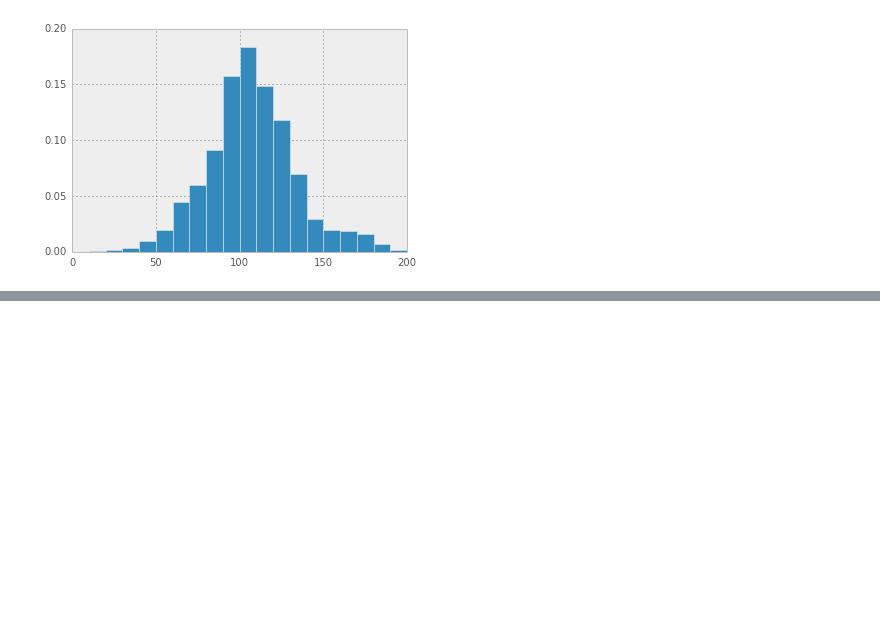
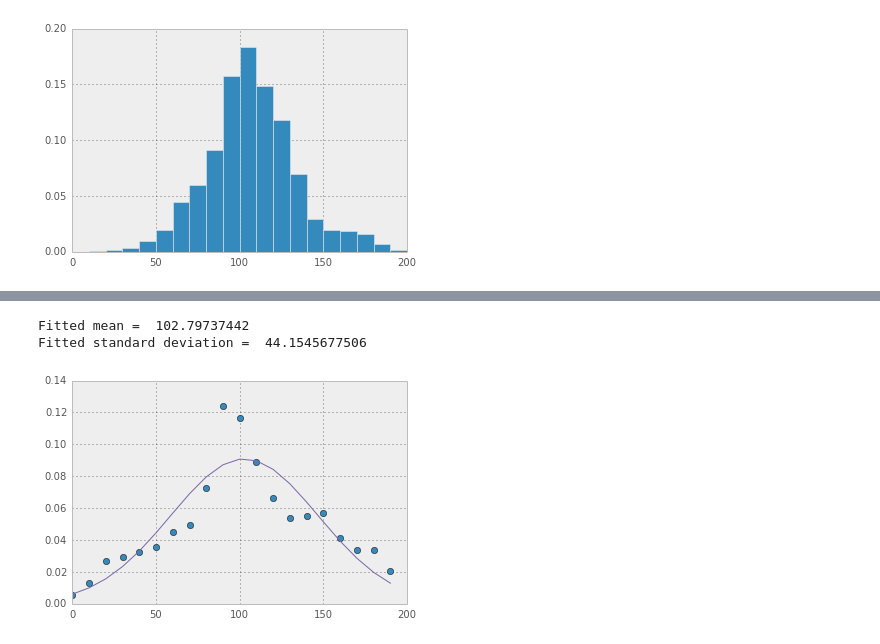
Before and after one commit to ilonajulczuk/hypergraph, a Jupyter notebook: notebooks/Random Walks.ipynb, the cells around one changed output, grey strips where cells are left out. Cells and saved outputs as stored; diff of their text form; code cells hidden in the pictures; blank space fills up the shorter version.

```diff
--- a/notebooks/Random Walks.ipynb
+++ b/notebooks/Random Walks.ipynb
@@ -369,0 +408,34 @@ plot_binned(line_hyper_edges_ys, N=10)
+# %%
+import numpy
+from scipy.optimize import curve_fit
+import matplotlib.pyplot as plt
+
+# Define some test data which is close to Gaussian
+data = line_hyper_edges_ys
+bin_edges = ys
+
+
+# Define model function to be used to fit to the data above:
+def gauss(x, *p):
+    A, mu, sigma = p
+    return A*numpy.exp(-(x-mu)**2/(2.*sigma**2))
+
+# p0 is the initial guess for the fitting coefficients (A, mu and sigma above)
+p0 = [1., 100, 100.]
+
+coeff, var_matrix = curve_fit(gauss, xs, ys, p0=p0)
+# Get the fitted curve
+hist_fit = gauss(xs, *coeff)
+
+plt.plot(xs, ys, 'o', label='Test data')
+plt.plot(xs, hist_fit, label='Fitted data')
+
+# Finally, lets get the fitting parameters, i.e. the mean and standard deviation:
+print('Fitted mean = ', coeff[1])
+print('Fitted standard deviation = ', coeff[2])
+
+plt.show()
+# %% [output]
+Fitted mean =  102.79737442
+Fitted standard deviation =  44.1545677506
+[figure, added]
```
Also changed, not shown: parts of 12 cells of this notebook, 1 other file.
